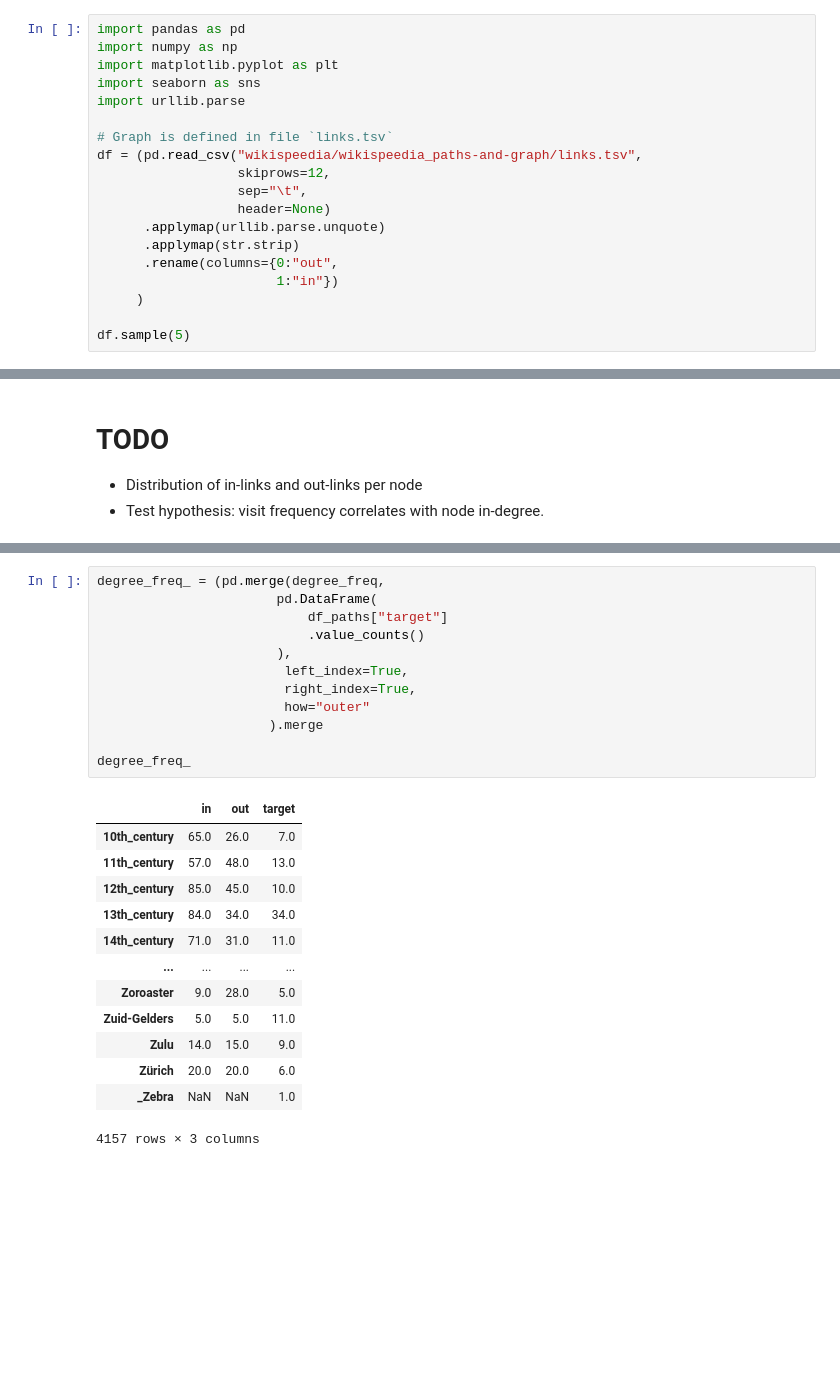
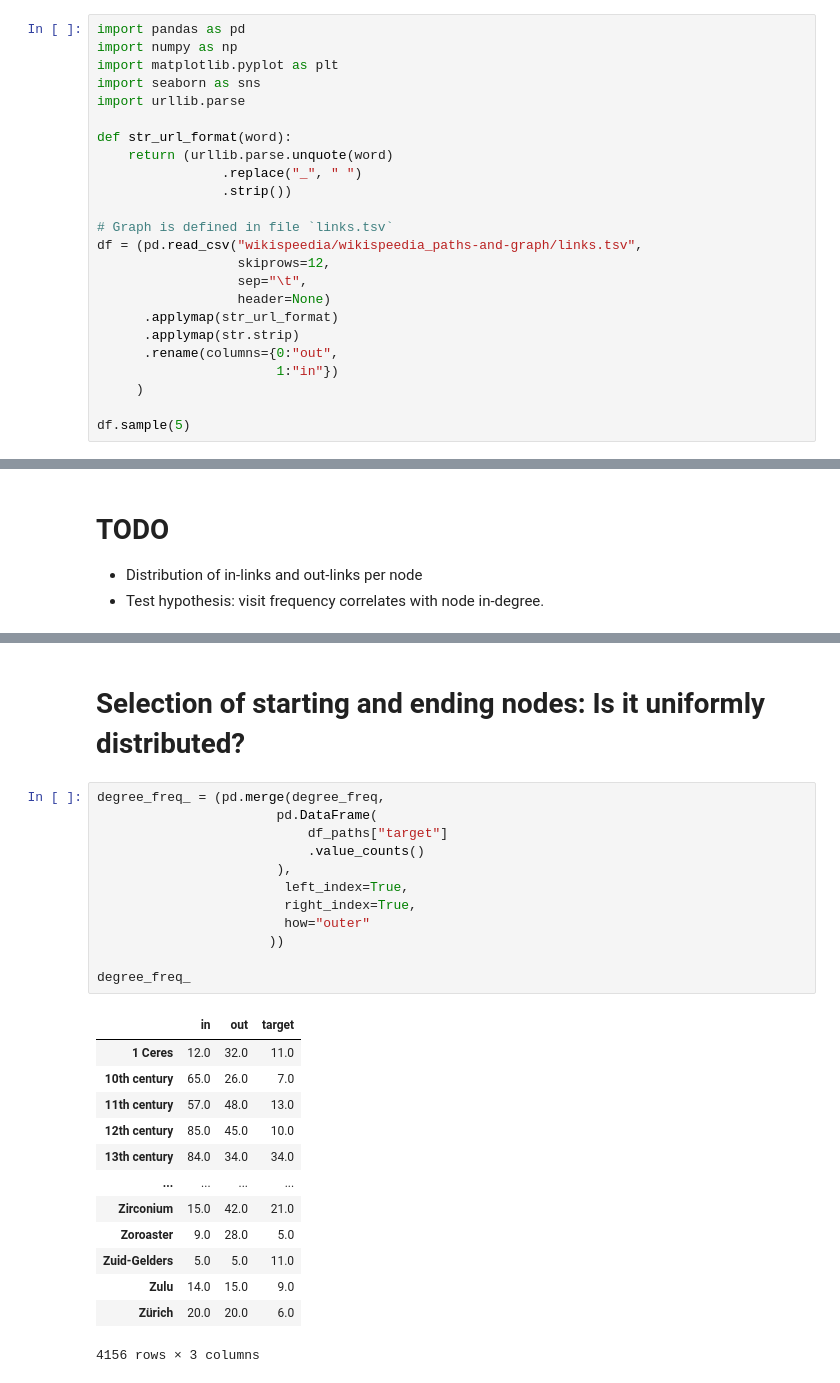
Before and after one commit to epfl-ada/ada-2022-project-theadalyzers, a Jupyter notebook: network-analysis.ipynb, the cells around one changed output, grey strips where cells are left out. Cells and saved outputs as stored; diff of their text form; blank space fills up the shorter version.

```diff
--- a/network-analysis.ipynb
+++ b/network-analysis.ipynb
@@ -5,12 +5,17 @@ import matplotlib.pyplot as plt
 import seaborn as sns
 import urllib.parse
 
+def str_url_format(word):
+    return (urllib.parse.unquote(word)
+                .replace("_", " ")
+                .strip())
+
 # Graph is defined in file `links.tsv`
 df = (pd.read_csv("wikispeedia/wikispeedia_paths-and-graph/links.tsv",
                   skiprows=12,
                   sep="\t",
                   header=None)
-      .applymap(urllib.parse.unquote)
+      .applymap(str_url_format)
       .applymap(str.strip)
       .rename(columns={0:"out",
                        1:"in"})
@@ -216,26 +221,28 @@ df_paths.sample(5)
+# %% [markdown]
+# Selection of starting and ending nodes: Is it uniformly distributed?
 # %%
 degree_freq_ = (pd.merge(degree_freq,
                        pd.DataFrame(
                            df_paths["target"]
                            .value_counts()
                        ),
                         left_index=True,
                         right_index=True,
                         how="outer"
-                      ).merge
+                      ))
 
 degree_freq_
 # %% [output]
 |  | in | out | target |
-| 10th_century | 65.0 | 26.0 | 7.0 |
-| 11th_century | 57.0 | 48.0 | 13.0 |
-| 12th_century | 85.0 | 45.0 | 10.0 |
-| 13th_century | 84.0 | 34.0 | 34.0 |
-| 14th_century | 71.0 | 31.0 | 11.0 |
+| 1 Ceres | 12.0 | 32.0 | 11.0 |
+| 10th century | 65.0 | 26.0 | 7.0 |
+| 11th century | 57.0 | 48.0 | 13.0 |
+| 12th century | 85.0 | 45.0 | 10.0 |
+| 13th century | 84.0 | 34.0 | 34.0 |
 | ... | ... | ... | ... |
+| Zirconium | 15.0 | 42.0 | 21.0 |
 | Zoroaster | 9.0 | 28.0 | 5.0 |
 | Zuid-Gelders | 5.0 | 5.0 | 11.0 |
 | Zulu | 14.0 | 15.0 | 9.0 |
 | Zürich | 20.0 | 20.0 | 6.0 |
-| _Zebra | NaN | NaN | 1.0 |
-4157 rows × 3 columns
+4156 rows × 3 columns
```
Also changed, not shown: parts of 18 cells of this notebook.
